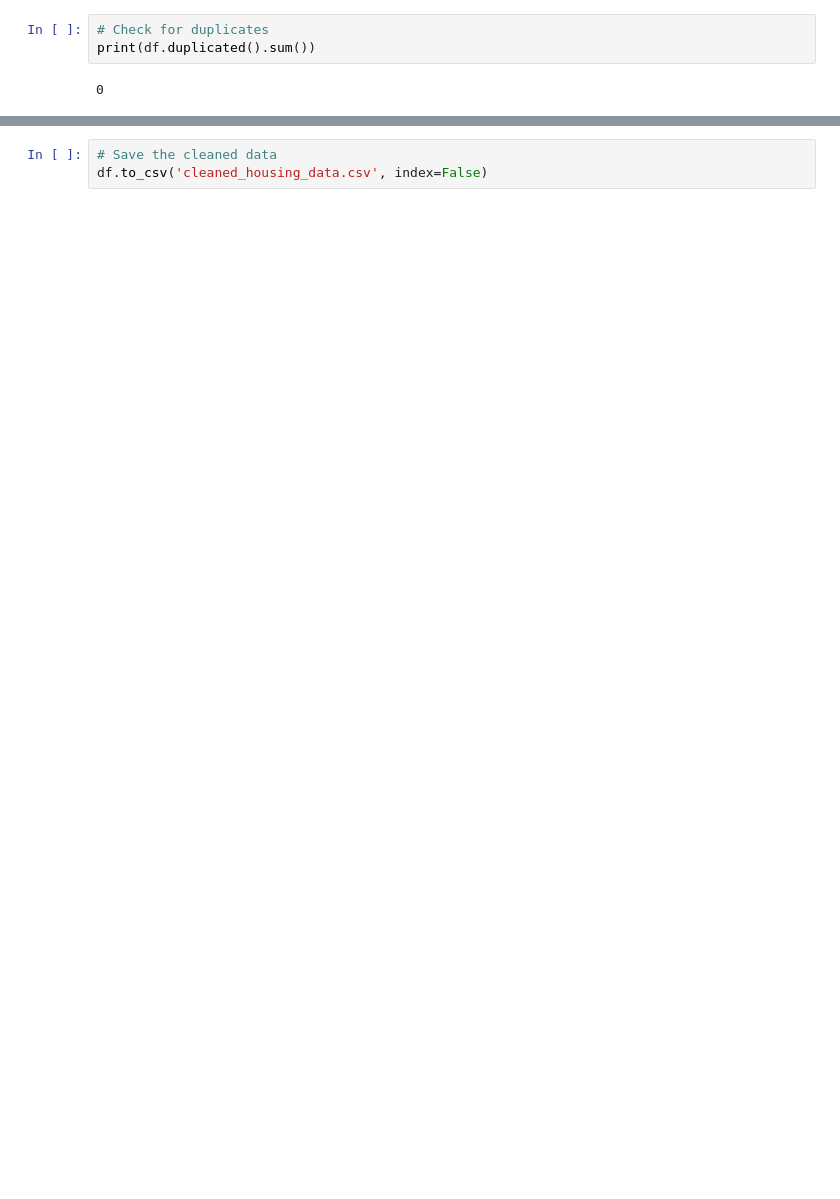
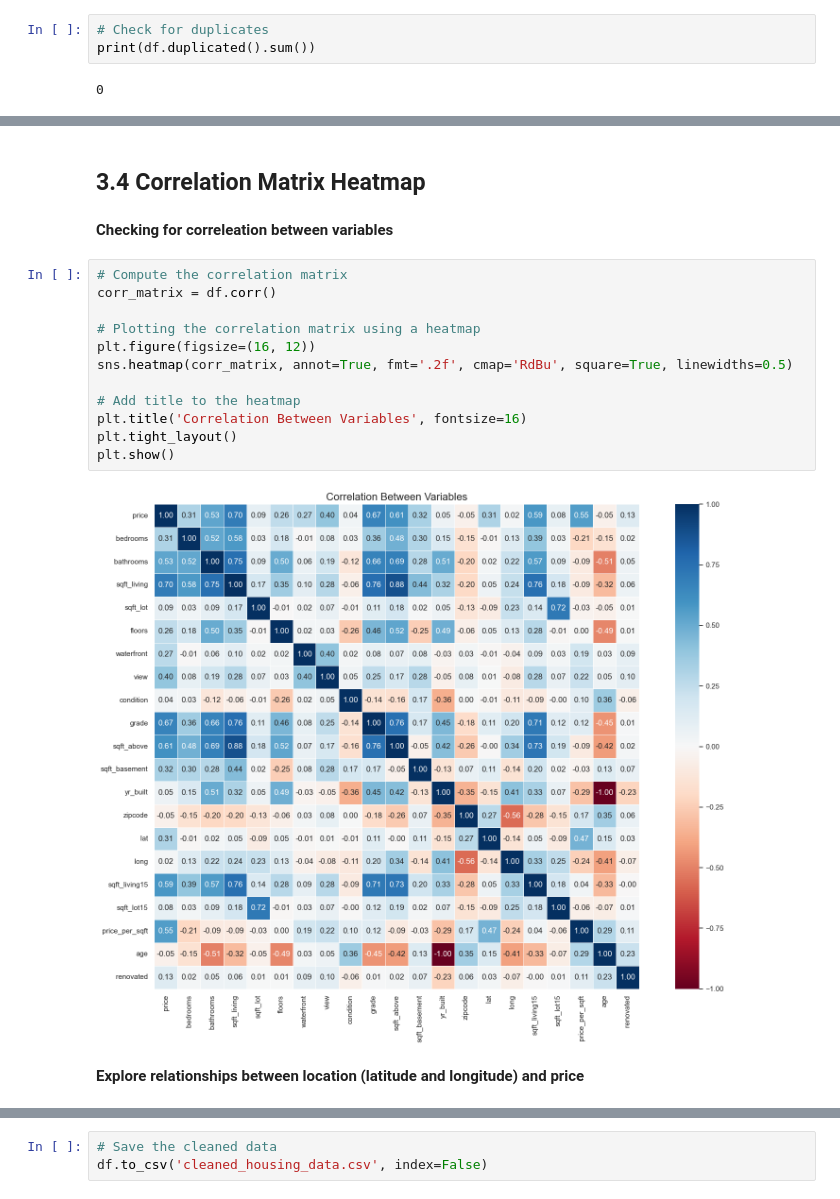
Before and after one commit to fyiernzy/House-Prediction-App, a Jupyter notebook: backend/Python_Assignment.ipynb, the cells around one changed output, grey strips where cells are left out. Cells and saved outputs as stored; diff of their text form; blank space fills up the shorter version.

```diff
--- a/backend/Python_Assignment.ipynb
+++ b/backend/Python_Assignment.ipynb
@@ -538,0 +229,20 @@ from statsmodels.formula.api import ols
+# %% [markdown]
+## **3.4 Correlation Matrix Heatmap**
+# %% [markdown]
+**Checking for correleation between variables**
+# %%
+# Compute the correlation matrix
+corr_matrix = df.corr()
+
+# Plotting the correlation matrix using a heatmap
+plt.figure(figsize=(16, 12))
+sns.heatmap(corr_matrix, annot=True, fmt='.2f', cmap='RdBu', square=True, linewidths=0.5)
+
+# Add title to the heatmap
+plt.title('Correlation Between Variables', fontsize=16)
+plt.tight_layout()
+plt.show()
+# %% [output]
+[figure, added]
+# %% [markdown]
+**Explore relationships between location (latitude and longitude) and price**
```
Also changed, not shown: parts of 118 cells of this notebook, 6 other files.
